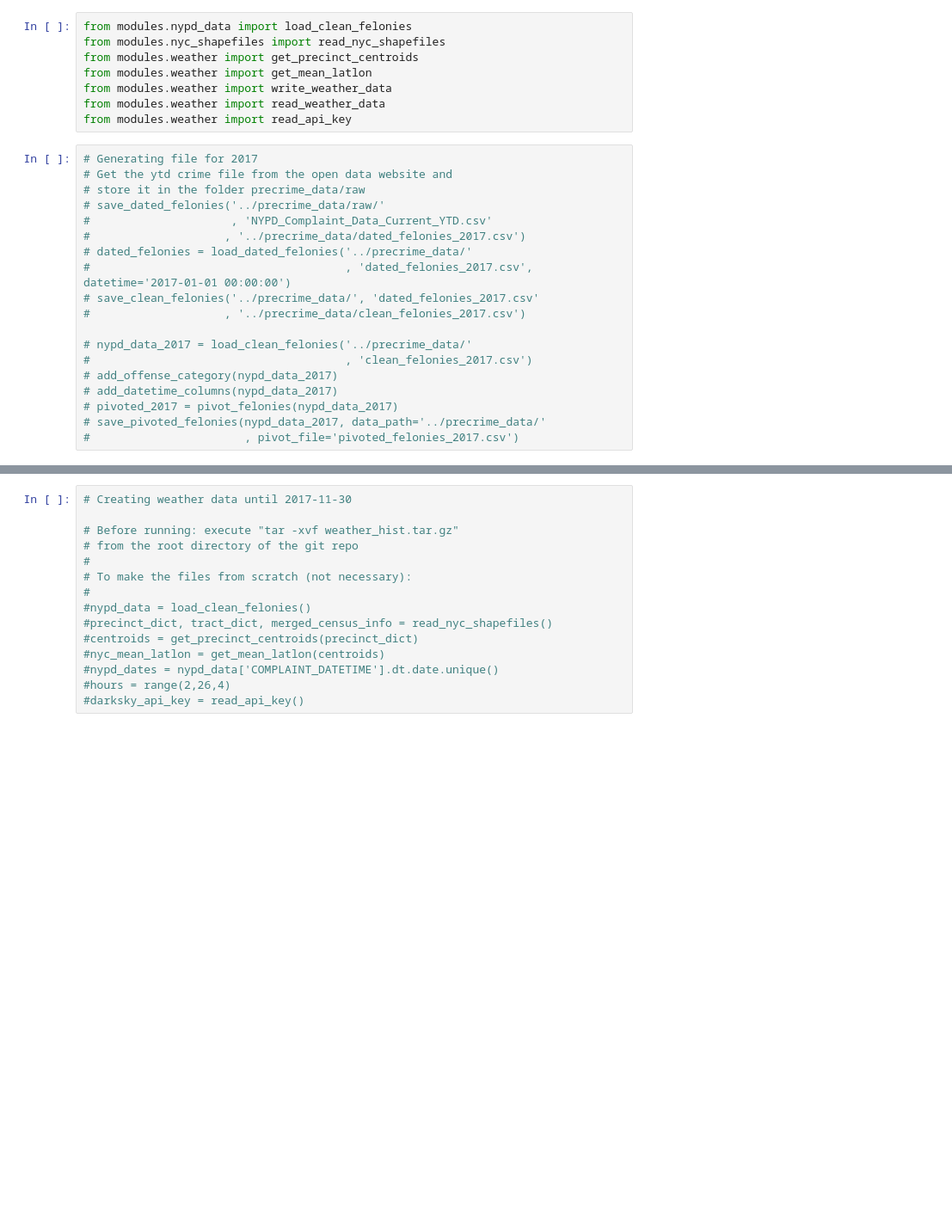
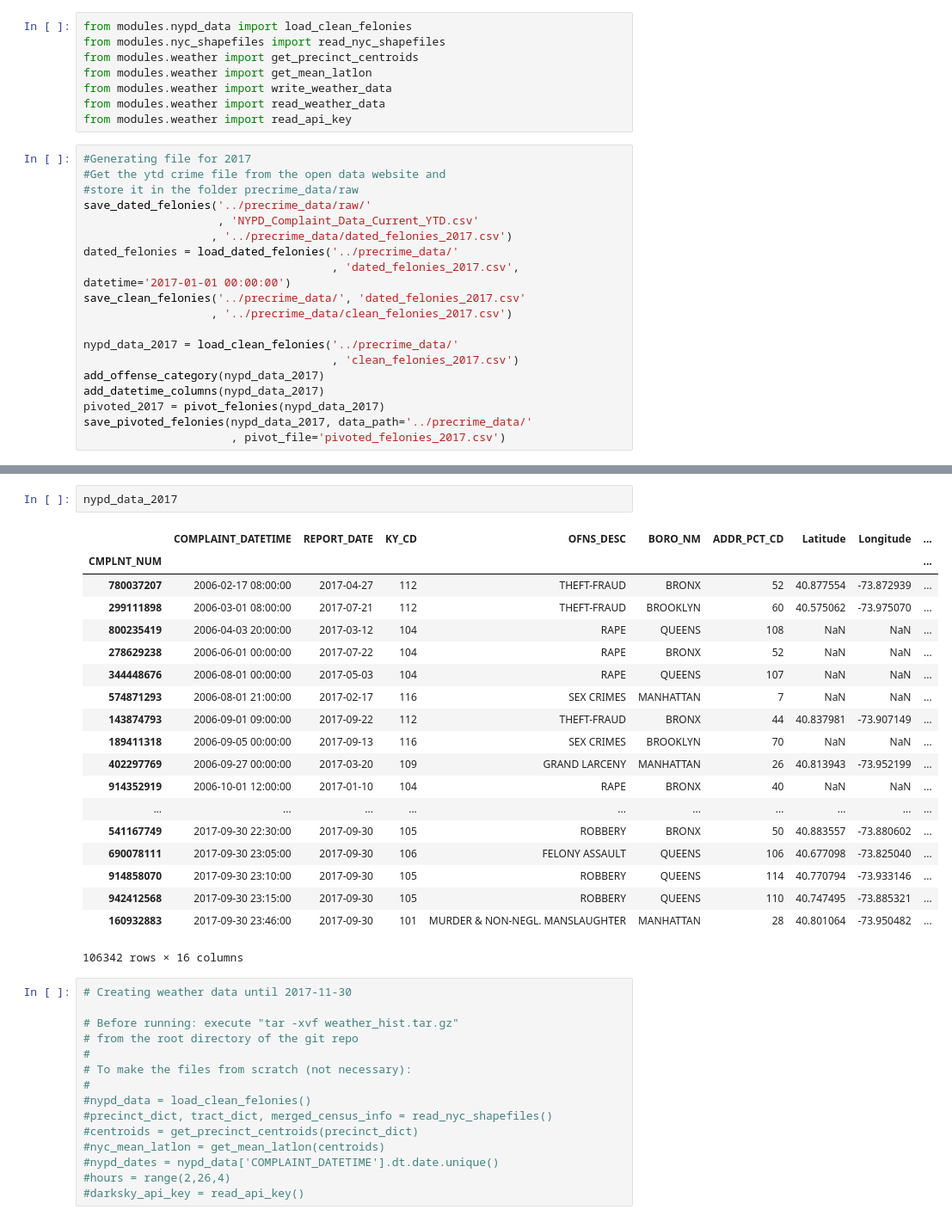
Before and after one commit to oracleofnj/precrime, a Jupyter notebook: exploratory-notebooks/Predictions_Hybrid_2017.ipynb, the cells around one changed output, grey strips where cells are left out. Shown: that part at 86% size. Cells and saved outputs as stored; diff of their text form; blank space fills up the shorter version.

```diff
--- a/exploratory-notebooks/Predictions_Hybrid_2017.ipynb
+++ b/exploratory-notebooks/Predictions_Hybrid_2017.ipynb
@@ -42,21 +42,21 @@ from modules.weather import write_weather_data
 from modules.weather import read_weather_data
 from modules.weather import read_api_key
 # %%
-# Generating file for 2017
-# Get the ytd crime file from the open data website and
-# store it in the folder precrime_data/raw
-# save_dated_felonies('../precrime_data/raw/'
-#                     , 'NYPD_Complaint_Data_Current_YTD.csv'
-#                    , '../precrime_data/dated_felonies_2017.csv')
-# dated_felonies = load_dated_felonies('../precrime_data/'
-#                                      , 'dated_felonies_2017.csv', datetime='2017-01-01 00:00:00')
-# save_clean_felonies('../precrime_data/', 'dated_felonies_2017.csv'
-#                    , '../precrime_data/clean_felonies_2017.csv')
+#Generating file for 2017
+#Get the ytd crime file from the open data website and
+#store it in the folder precrime_data/raw
+save_dated_felonies('../precrime_data/raw/'
+                    , 'NYPD_Complaint_Data_Current_YTD.csv'
+                   , '../precrime_data/dated_felonies_2017.csv')
+dated_felonies = load_dated_felonies('../precrime_data/'
+                                     , 'dated_felonies_2017.csv', datetime='2017-01-01 00:00:00')
+save_clean_felonies('../precrime_data/', 'dated_felonies_2017.csv'
+                   , '../precrime_data/clean_felonies_2017.csv')
 
-# nypd_data_2017 = load_clean_felonies('../precrime_data/'
-#                                      , 'clean_felonies_2017.csv')
-# add_offense_category(nypd_data_2017)
-# add_datetime_columns(nypd_data_2017)
-# pivoted_2017 = pivot_felonies(nypd_data_2017)
-# save_pivoted_felonies(nypd_data_2017, data_path='../precrime_data/'
-#                       , pivot_file='pivoted_felonies_2017.csv')
+nypd_data_2017 = load_clean_felonies('../precrime_data/'
+                                     , 'clean_felonies_2017.csv')
+add_offense_category(nypd_data_2017)
+add_datetime_columns(nypd_data_2017)
+pivoted_2017 = pivot_felonies(nypd_data_2017)
+save_pivoted_felonies(nypd_data_2017, data_path='../precrime_data/'
+                      , pivot_file='pivoted_felonies_2017.csv')
@@ -63,3 +91,25 @@ from modules.weather import read_api_key
+# %%
+nypd_data_2017
+# %% [output]
+|  | COMPLAINT_DATETIME | REPORT_DATE | KY_CD | OFNS_DESC | BORO_NM | ADDR_PCT_CD | Latitude | Longitude | ... |
+| CMPLNT_NUM |  |  |  |  |  |  |  |  | ... |
+| 780037207 | 2006-02-17 08:00:00 | 2017-04-27 | 112 | THEFT-FRAUD | BRONX | 52 | 40.877554 | -73.872939 | ... |
+| 299111898 | 2006-03-01 08:00:00 | 2017-07-21 | 112 | THEFT-FRAUD | BROOKLYN | 60 | 40.575062 | -73.975070 | ... |
+| 800235419 | 2006-04-03 20:00:00 | 2017-03-12 | 104 | RAPE | QUEENS | 108 | NaN | NaN | ... |
+| 278629238 | 2006-06-01 00:00:00 | 2017-07-22 | 104 | RAPE | BRONX | 52 | NaN | NaN | ... |
+| 344448676 | 2006-08-01 00:00:00 | 2017-05-03 | 104 | RAPE | QUEENS | 107 | NaN | NaN | ... |
+| 574871293 | 2006-08-01 21:00:00 | 2017-02-17 | 116 | SEX CRIMES | MANHATTAN | 7 | NaN | NaN | ... |
+| 143874793 | 2006-09-01 09:00:00 | 2017-09-22 | 112 | THEFT-FRAUD | BRONX | 44 | 40.837981 | -73.907149 | ... |
+| 189411318 | 2006-09-05 00:00:00 | 2017-09-13 | 116 | SEX CRIMES | BROOKLYN | 70 | NaN | NaN | ... |
+| 402297769 | 2006-09-27 00:00:00 | 2017-03-20 | 109 | GRAND LARCENY | MANHATTAN | 26 | 40.813943 | -73.952199 | ... |
+| 914352919 | 2006-10-01 12:00:00 | 2017-01-10 | 104 | RAPE | BRONX | 40 | NaN | NaN | ... |
+| ... | ... | ... | ... | ... | ... | ... | ... | ... | ... |
+| 541167749 | 2017-09-30 22:30:00 | 2017-09-30 | 105 | ROBBERY | BRONX | 50 | 40.883557 | -73.880602 | ... |
+| 690078111 | 2017-09-30 23:05:00 | 2017-09-30 | 106 | FELONY ASSAULT | QUEENS | 106 | 40.677098 | -73.825040 | ... |
+| 914858070 | 2017-09-30 23:10:00 | 2017-09-30 | 105 | ROBBERY | QUEENS | 114 | 40.770794 | -73.933146 | ... |
+| 942412568 | 2017-09-30 23:15:00 | 2017-09-30 | 105 | ROBBERY | QUEENS | 110 | 40.747495 | -73.885321 | ... |
+| 160932883 | 2017-09-30 23:46:00 | 2017-09-30 | 101 | MURDER & NON-NEGL. MANSLAUGHTER | MANHATTAN | 28 | 40.801064 | -73.950482 | ... |
+106342 rows × 16 columns
 # %%
 # Creating weather data until 2017-11-30
 
```
Also changed, not shown: parts of 9 cells of this notebook, 1 other file.
